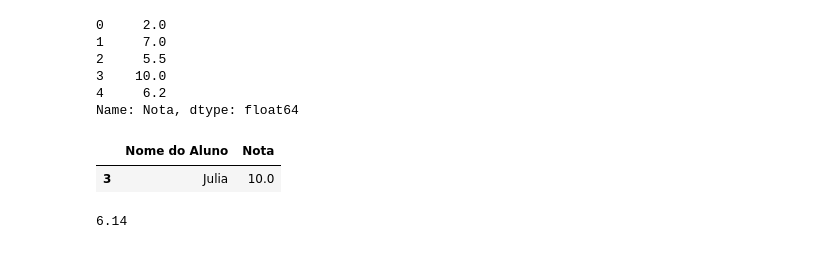
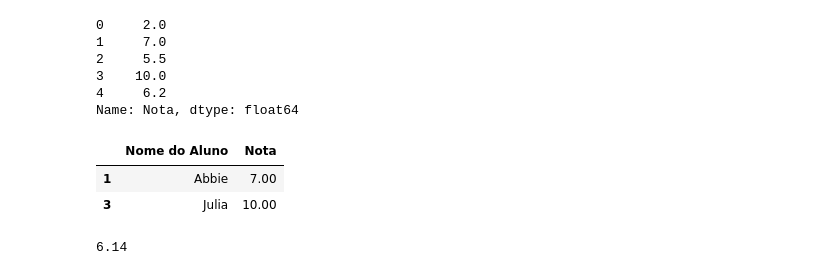
Before and after one commit to GabrielAsato/Curso_DS_Degree, a Jupyter notebook: Exercícios do Class/Exercícios do Class - Módulo 4.ipynb, the cells around one changed output. Drawn from its saved outputs; the diff is of its cells as text; code cells hidden in the pictures.

```diff
--- a/Exercícios do Class/Exercícios do Class - Módulo 4.ipynb
+++ b/Exercícios do Class/Exercícios do Class - Módulo 4.ipynb
@@ -3,6 +3,8 @@
 # %%
 import numpy as np
 import pandas as pd
+# %%
+pd.options.display.float_format = '{:,.2f}'.format
 # %% [markdown]
 ## LC | Numpy - Manipulação de Arrays
 # %% [markdown]
@@ -527,10 +565,11 @@ nota
 Name: Nota, dtype: float64
 # %%
 # b)
-alunos[alunos["Nota"] > 7]
+alunos[alunos["Nota"] >= 7]
 # %% [output]
 |  | Nome do Aluno | Nota |
-| 3 | Julia | 10.0 |
+| 1 | Abbie | 7.00 |
+| 3 | Julia | 10.00 |
 # %%
 # c)
 nota.mean()
```
Also changed, not shown: parts of 27 cells of this notebook.
